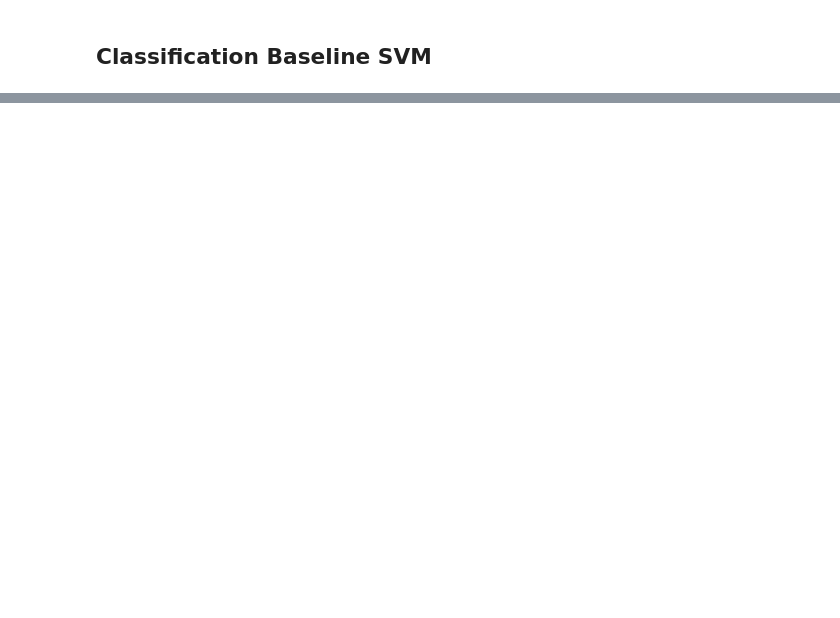
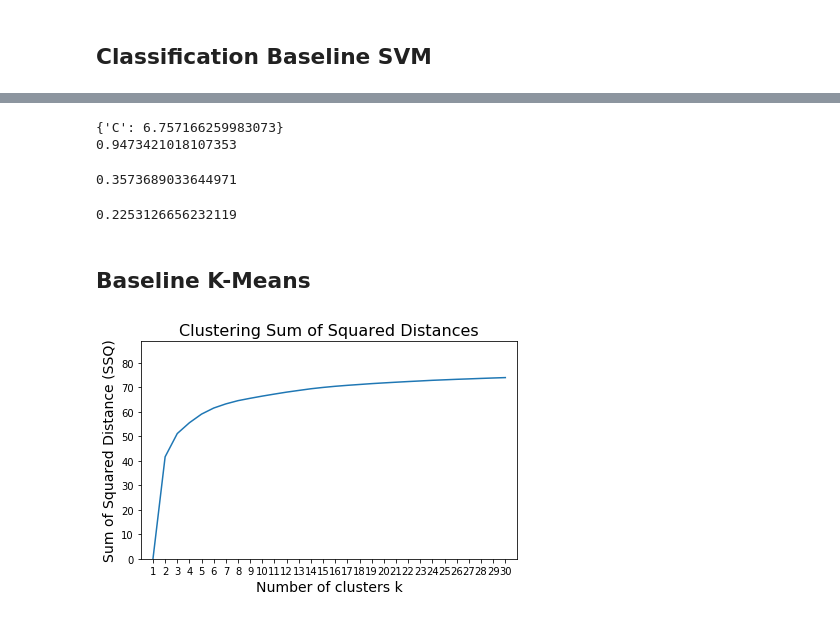
Before and after one commit to itaher1995/CS6220_Final_Project, a Jupyter notebook: FMA-TAHER.ipynb, the cells around one changed output, grey strips where cells are left out. Saved outputs shown, nothing was run; the diff lists cells and outputs as text; code cells hidden in the pictures; blank space fills up the shorter version.

```diff
--- a/FMA-TAHER.ipynb
+++ b/FMA-TAHER.ipynb
@@ -184,0 +283,22 @@ Performance with SMOTE: 0.5555555555555556
+# %%
+print(rs.best_params_)
+print(rs.best_score_)
+# %% [output]
+{'C': 6.757166259983073}
+0.9473421018107353
+# %%
+model = SVC(C=rs.best_params_['C'])
+model.fit(X_tl,y_tl)
+y_pred1=model.predict(X_test)
+f1_score(y_true=y_test,y_pred=y_pred,average='macro')
+# %% [output]
+0.3573689033644971
+# %%
+model = SVC()
+model.fit(X_train,y_train)
+y_pred2=model.predict(X_test)
+f1_score(y_true=y_test,y_pred=y_pred,average='macro')
+# %% [output]
+0.2253126656232119
+# %% [markdown]
+## Baseline K-Means
@@ -184,0 +395,6 @@ Performance with SMOTE: 0.5555555555555556
+# %%
+ssq=ssq_statistics(data, ks=range(1,30+1))
+
+plot_ssq_statistics(ssq)
+# %% [output]
+[figure, added]
```
Also changed, not shown: parts of 23 cells of this notebook.
